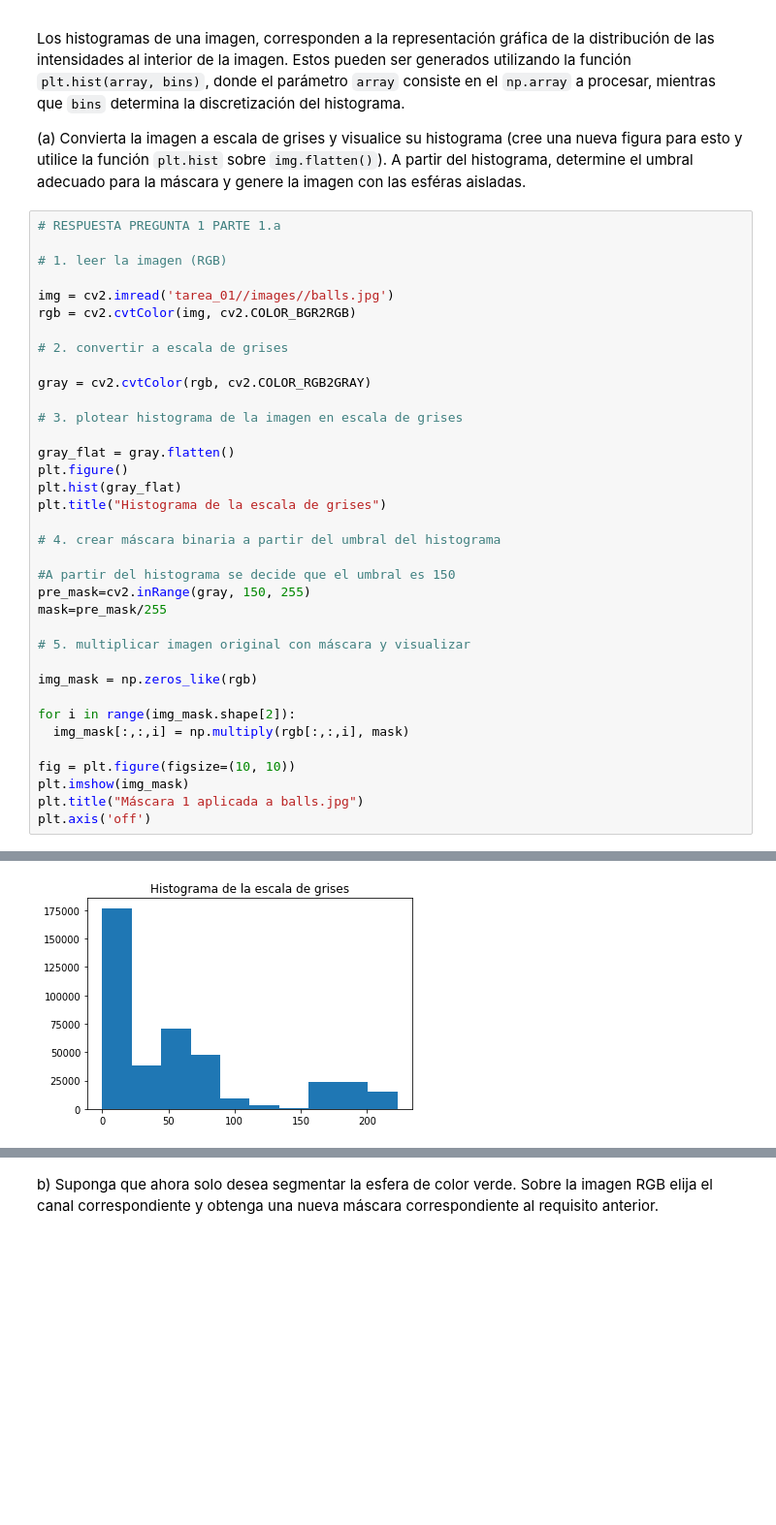
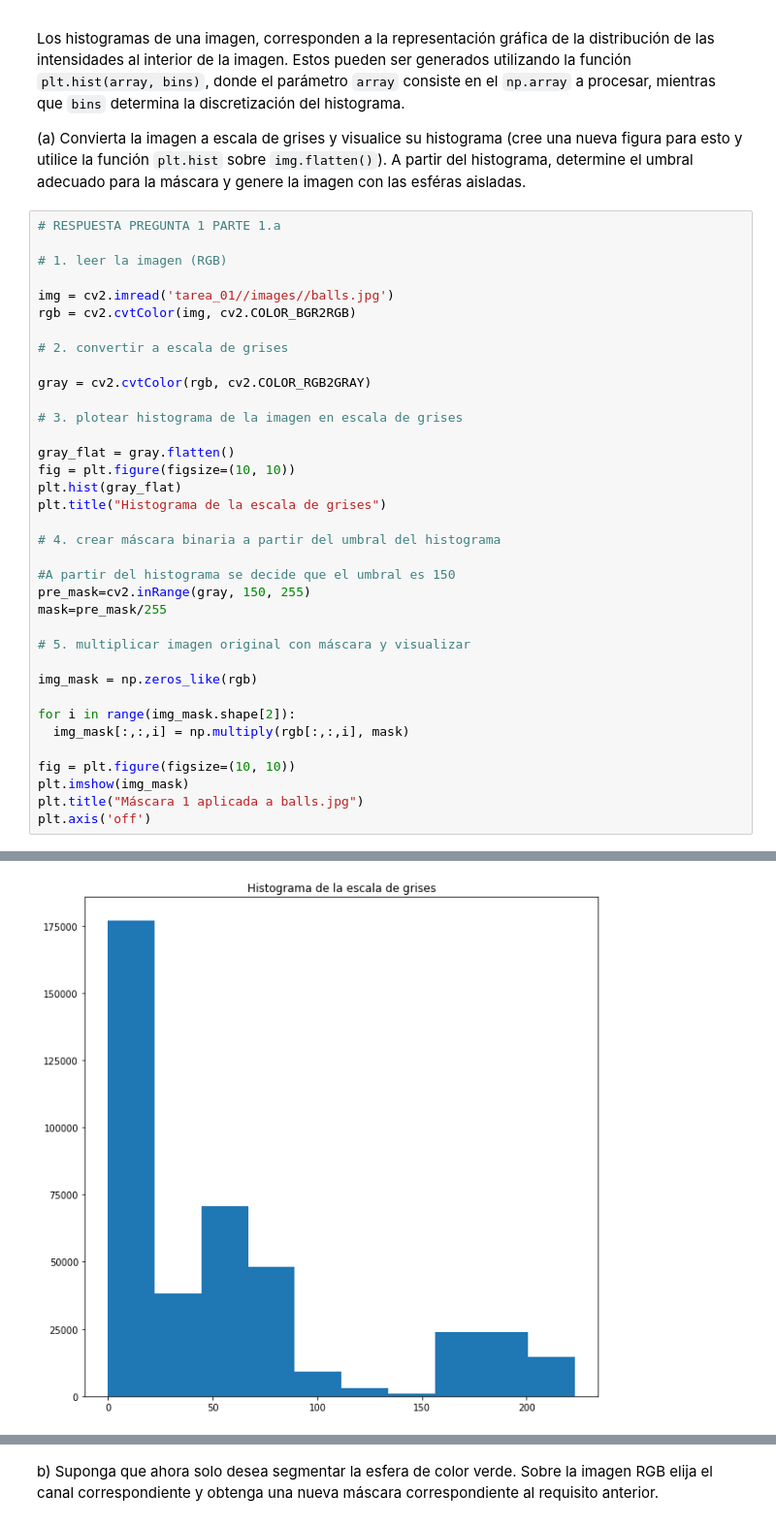
Before and after one commit to DiemenMemen/ME4707, a Jupyter notebook: tarea_01.ipynb, the cells around one changed output, grey strips where cells are left out. Shown at 97% size. Drawn from its saved outputs; the diff is of its cells as text; blank space fills up the shorter version.

```diff
--- a/tarea_01.ipynb
+++ b/tarea_01.ipynb
@@ -173,32 +173,32 @@ rgb = cv2.cvtColor(img, cv2.COLOR_BGR2RGB)
 
 # 2. convertir a escala de grises
 
 gray = cv2.cvtColor(rgb, cv2.COLOR_RGB2GRAY)
 
 # 3. plotear histograma de la imagen en escala de grises
 
 gray_flat = gray.flatten()
-plt.figure()
+fig = plt.figure(figsize=(10, 10))
 plt.hist(gray_flat)
 plt.title("Histograma de la escala de grises")
 
 # 4. crear máscara binaria a partir del umbral del histograma
 
 #A partir del histograma se decide que el umbral es 150
 pre_mask=cv2.inRange(gray, 150, 255)
 mask=pre_mask/255
 
 # 5. multiplicar imagen original con máscara y visualizar
 
 img_mask = np.zeros_like(rgb)
 
 for i in range(img_mask.shape[2]):
   img_mask[:,:,i] = np.multiply(rgb[:,:,i], mask)
 
 fig = plt.figure(figsize=(10, 10))
 plt.imshow(img_mask)
 plt.title("Máscara 1 aplicada a balls.jpg")
 plt.axis('off')
 # %% [output]
 (-0.5, 639.5, 639.5, -0.5)
-[figure, old version]
+[figure, new version]
```
Also changed, not shown: parts of 5 cells of this notebook.
